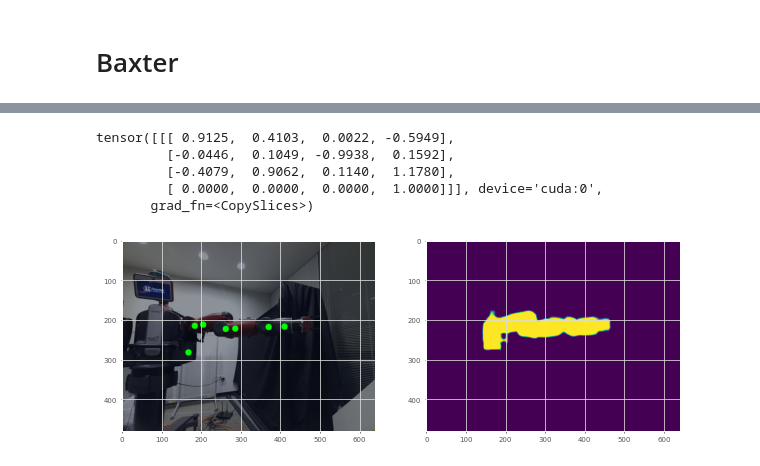
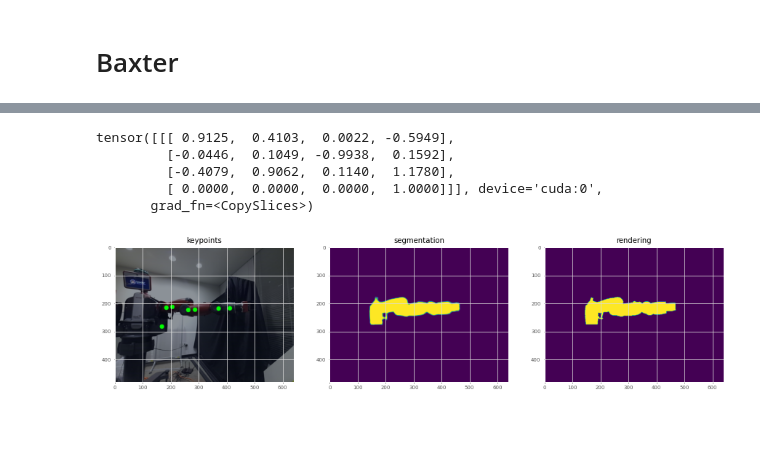
Before and after one commit to ucsdarclab/CtRNet-robot-pose-estimation, a Jupyter notebook: inference_single_image.ipynb, the cells around one changed output, grey strips where cells are left out. Saved outputs shown, nothing was run; the diff lists cells and outputs as text; code cells hidden in the pictures; blank space fills up the shorter version.

```diff
--- a/inference_single_image.ipynb
+++ b/inference_single_image.ipynb
@@ -25,7 +25,6 @@ args = parser.parse_args("")
 
 args.base_dir = "/home/jingpei/Desktop/CtRNet-robot-pose-estimation"
 args.use_gpu = True
-args.evaluate = True
 args.trained_on_multi_gpus = True
 args.keypoint_seg_model_path = os.path.join(args.base_dir,"weights/panda/panda-3cam_azure/net.pth")
 args.urdf_file = os.path.join(args.base_dir,"urdfs/Panda/panda.urdf")
@@ -101,7 +124,6 @@ args = parser.parse_args("")
 
 args.base_dir = "/home/jingpei/Desktop/CtRNet-robot-pose-estimation"
 args.use_gpu = True
-args.evaluate = True
 args.trained_on_multi_gpus = False
 args.keypoint_seg_model_path = os.path.join(args.base_dir,"weights/baxter/net.pth")
 args.urdf_file = os.path.join(args.base_dir,"urdfs/Baxter/baxter_description/urdf/baxter.urdf")
@@ -146,25 +172,42 @@ if args.use_gpu:
 
 
 joint_angles = np.array([ 0.0000, 0.0000, 0.0000, 0.0000, 0.0000, 0.0000, 1.8000])
+
+cTr, points_2d, segmentation = CtRNet.inference_single_image(image, joint_angles)
+print(CtRNet.cTr_to_pose_matrix(cTr))
+# %% [output]
+tensor([[[ 0.9125,  0.4103,  0.0022, -0.5949],
+         [-0.0446,  0.1049, -0.9938,  0.1592],
+         [-0.4079,  0.9062,  0.1140,  1.1780],
+         [ 0.0000,  0.0000,  0.0000,  1.0000]]], device='cuda:0',
+       grad_fn=<CopySlices>)
-# %%
-cTr, points_2d, segmentation = CtRNet.inference_single_image(image, joint_angles)
-print(CtRNet.cTr_to_pose_matrix(cTr))
-# %% [output]
-tensor([[[ 0.9125,  0.4103,  0.0022, -0.5949],
-         [-0.0446,  0.1049, -0.9938,  0.1592],
-         [-0.4079,  0.9062,  0.1140,  1.1780],
-         [ 0.0000,  0.0000,  0.0000,  1.0000]]], device='cuda:0',
-       grad_fn=<CopySlices>)
+# %%
+mesh_files = [os.path.join(args.base_dir,"urdfs/Baxter/S0/S0.obj"),
+              os.path.join(args.base_dir,"urdfs/Baxter/S1/S1.obj"),
+              os.path.join(args.base_dir,"urdfs/Baxter/E0/E0.obj"),
+              os.path.join(args.base_dir,"urdfs/Baxter/E1/E1.obj"),
+              os.path.join(args.base_dir,"urdfs/Baxter/W0/W0.obj"),
+              os.path.join(args.base_dir,"urdfs/Baxter/W1/W1.obj"),
+              os.path.join(args.base_dir,"urdfs/Baxter/W2/W2.obj")]
+
+robot_renderer = CtRNet.setup_robot_renderer(mesh_files)
+robot_mesh = robot_renderer.get_robot_mesh(joint_angles)
+rendered_image = CtRNet.render_single_robot_mask(cTr.squeeze(), robot_mesh, robot_renderer)
 # %%
 img_np = to_numpy_img(image)
 img_np = 0.0* np.ones(img_np.shape) + img_np * 0.6
 img_np = overwrite_image(img_np,points_2d.detach().cpu().numpy().squeeze().astype(int), color=(0,1,0))
 
-plt.figure(figsize=(10,5))
-plt.subplot(1,2,1)
+plt.figure(figsize=(15,5))
+plt.subplot(1,3,1)
+plt.title("keypoints")
 plt.imshow(img_np)
-plt.subplot(1,2,2)
-plt.imshow(segmentation[0].squeeze().detach().cpu().numpy())
+plt.subplot(1,3,2)
+plt.title("segmentation")
+plt.imshow(segmentation.squeeze().detach().cpu().numpy())
+plt.subplot(1,3,3)
+plt.title("rendering")
+plt.imshow(rendered_image.squeeze().detach().cpu().numpy())
 plt.show()
 # %% [output]
-[figure, old version]
+[figure, new version]
```
Also changed, not shown: parts of 8 cells of this notebook, 6 other files.
